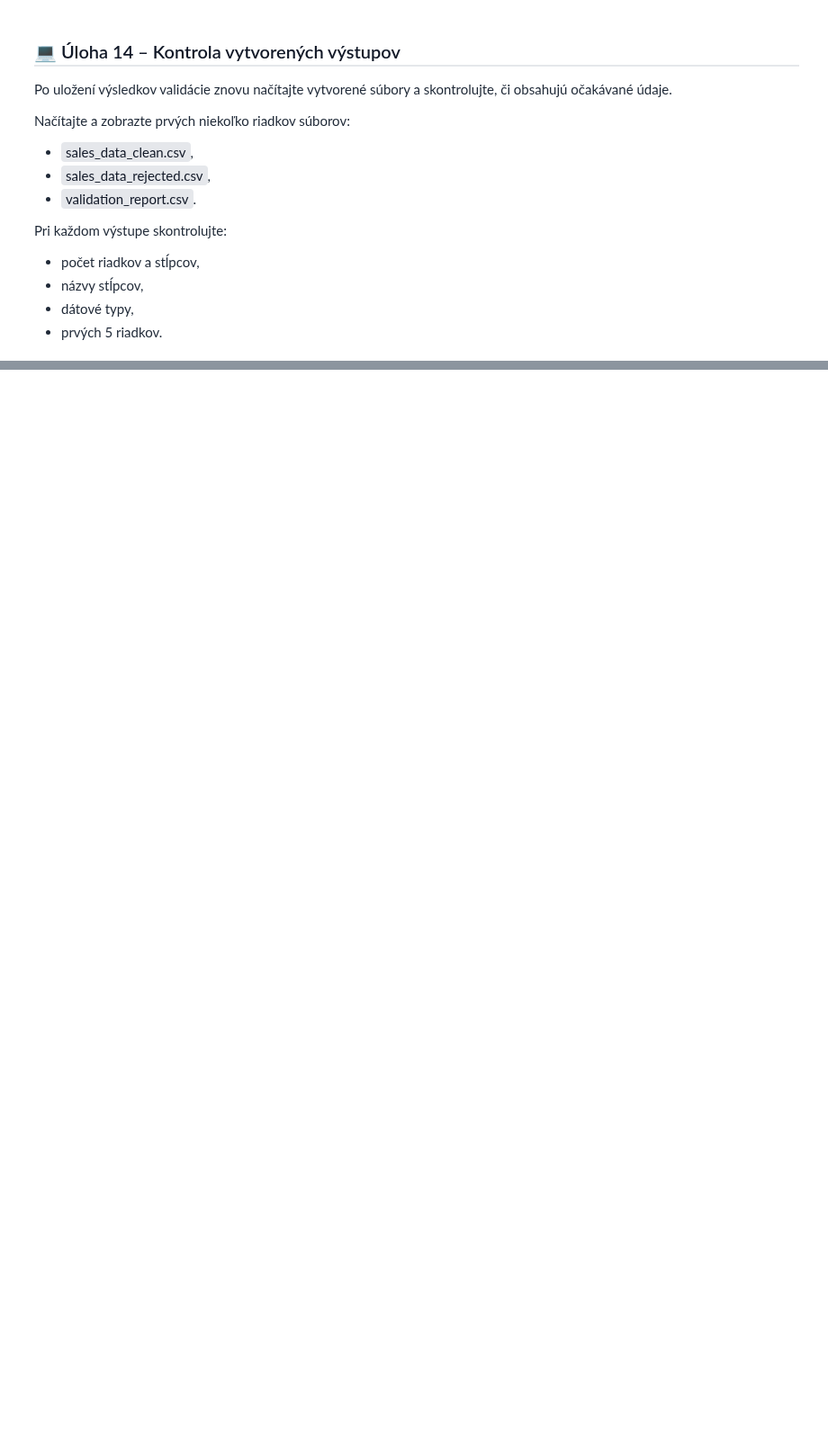
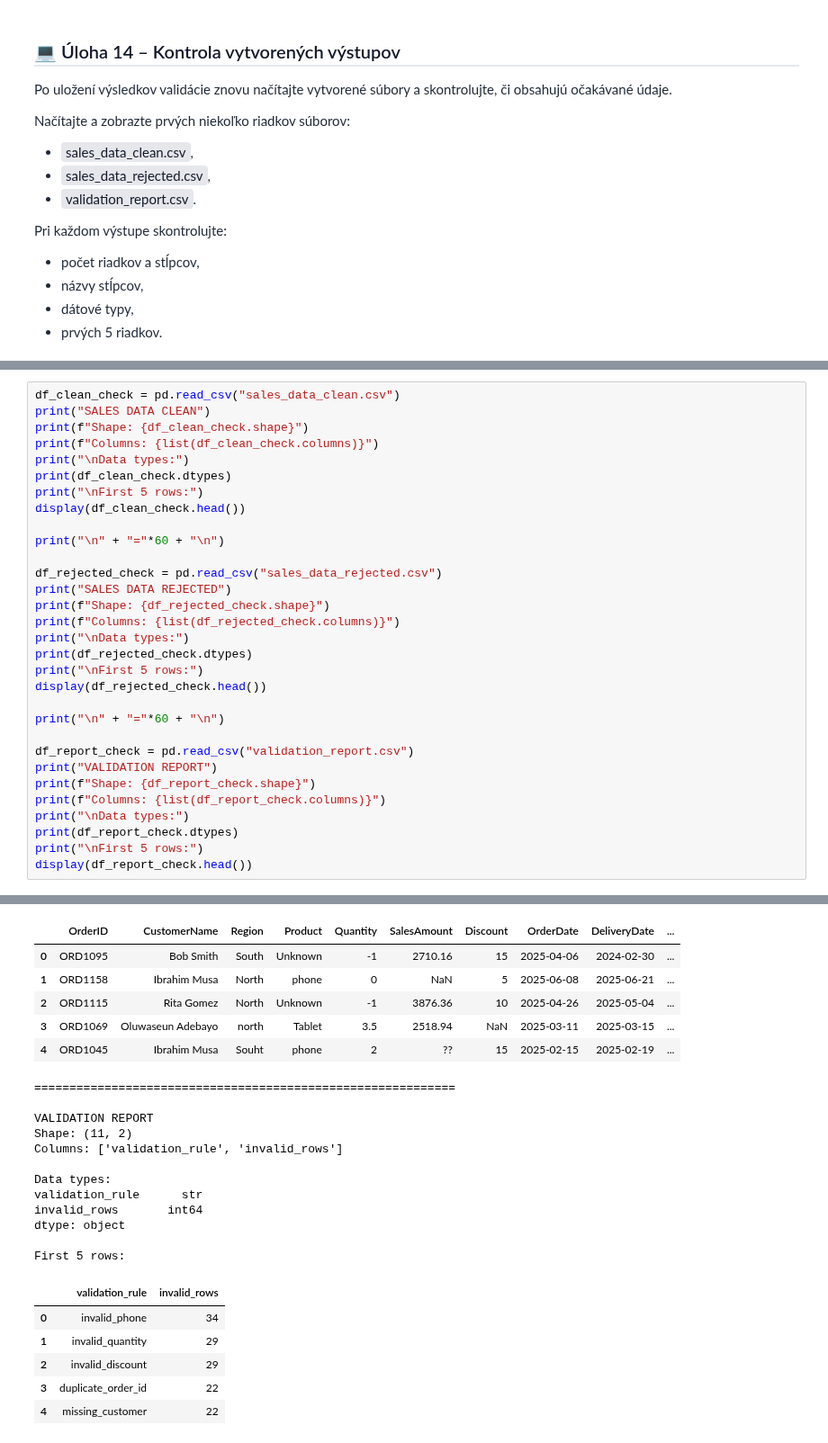
Before and after one commit to michalsimo9-source/Databazove_technologie, a Jupyter notebook: week_5/1b/error_handling.ipynb, the cells around one changed output, grey strips where cells are left out. Shown at 90% size. Saved outputs shown, nothing was run; the diff lists cells and outputs as text; blank space fills up the shorter version.

```diff
--- a/week_5/1b/error_handling.ipynb
+++ b/week_5/1b/error_handling.ipynb
@@ -601,0 +662,32 @@ First 5 rows:
+# %%
+df_clean_check = pd.read_csv("sales_data_clean.csv")
+print("SALES DATA CLEAN")
+print(f"Shape: {df_clean_check.shape}")
+print(f"Columns: {list(df_clean_check.columns)}")
+print("\nData types:")
+print(df_clean_check.dtypes)
+print("\nFirst 5 rows:")
+display(df_clean_check.head())
+
+print("\n" + "="*60 + "\n")
+
+df_rejected_check = pd.read_csv("sales_data_rejected.csv")
+print("SALES DATA REJECTED")
+print(f"Shape: {df_rejected_check.shape}")
+print(f"Columns: {list(df_rejected_check.columns)}")
+print("\nData types:")
+print(df_rejected_check.dtypes)
+print("\nFirst 5 rows:")
+display(df_rejected_check.head())
+
+print("\n" + "="*60 + "\n")
+
+df_report_check = pd.read_csv("validation_report.csv")
+print("VALIDATION REPORT")
+print(f"Shape: {df_report_check.shape}")
+print(f"Columns: {list(df_report_check.columns)}")
+print("\nData types:")
+print(df_report_check.dtypes)
+print("\nFirst 5 rows:")
+display(df_report_check.head())
+# %% [output]
@@ -602,3 +735,27 @@ First 5 rows:
+|  | OrderID | CustomerName | Region | Product | Quantity | SalesAmount | Discount | OrderDate | DeliveryDate | ... |
+| 0 | ORD1095 | Bob Smith | South | Unknown | -1 | 2710.16 | 15 | 2025-04-06 | 2024-02-30 | ... |
+| 1 | ORD1158 | Ibrahim Musa | North | phone | 0 | NaN | 5 | 2025-06-08 | 2025-06-21 | ... |
+| 2 | ORD1115 | Rita Gomez | North | Unknown | -1 | 3876.36 | 10 | 2025-04-26 | 2025-05-04 | ... |
+| 3 | ORD1069 | Oluwaseun Adebayo | north | Tablet | 3.5 | 2518.94 | NaN | 2025-03-11 | 2025-03-15 | ... |
+| 4 | ORD1045 | Ibrahim Musa | Souht | phone | 2 | ?? | 15 | 2025-02-15 | 2025-02-19 | ... |
+============================================================
+
+VALIDATION REPORT
+Shape: (11, 2)
+Columns: ['validation_rule', 'invalid_rows']
+
+Data types:
+validation_rule      str
+invalid_rows       int64
+dtype: object
+
+First 5 rows:
+|  | validation_rule | invalid_rows |
+| 0 | invalid_phone | 34 |
+| 1 | invalid_quantity | 29 |
+| 2 | invalid_discount | 29 |
+| 3 | duplicate_order_id | 22 |
+| 4 | missing_customer | 22 |
 # %% [markdown]
 <p style="font-family: 'Segoe UI', Roboto, sans-serif; color: #1f2937; line-height: 1.65; margin: 8px 0 12px;">
 Po tejto časti by ste nemali validáciu dát vnímať iba ako kontrolu chýbajúcich hodnôt alebo jednoduché odstránenie chybných riadkov.
```
Also changed, not shown: parts of 21 cells of this notebook, 3 other files.
